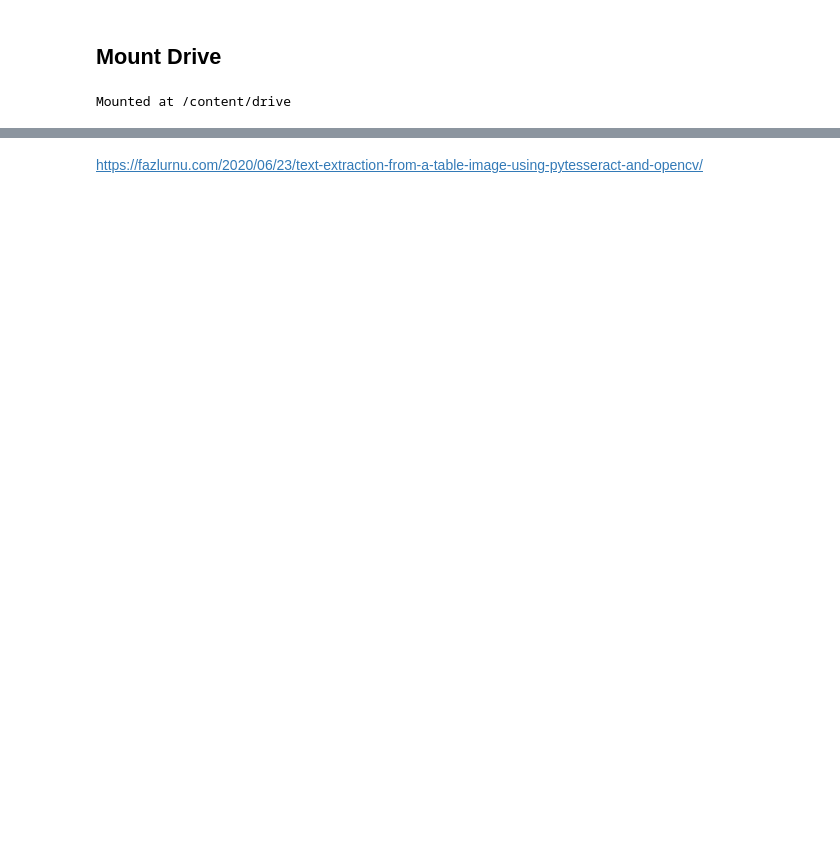
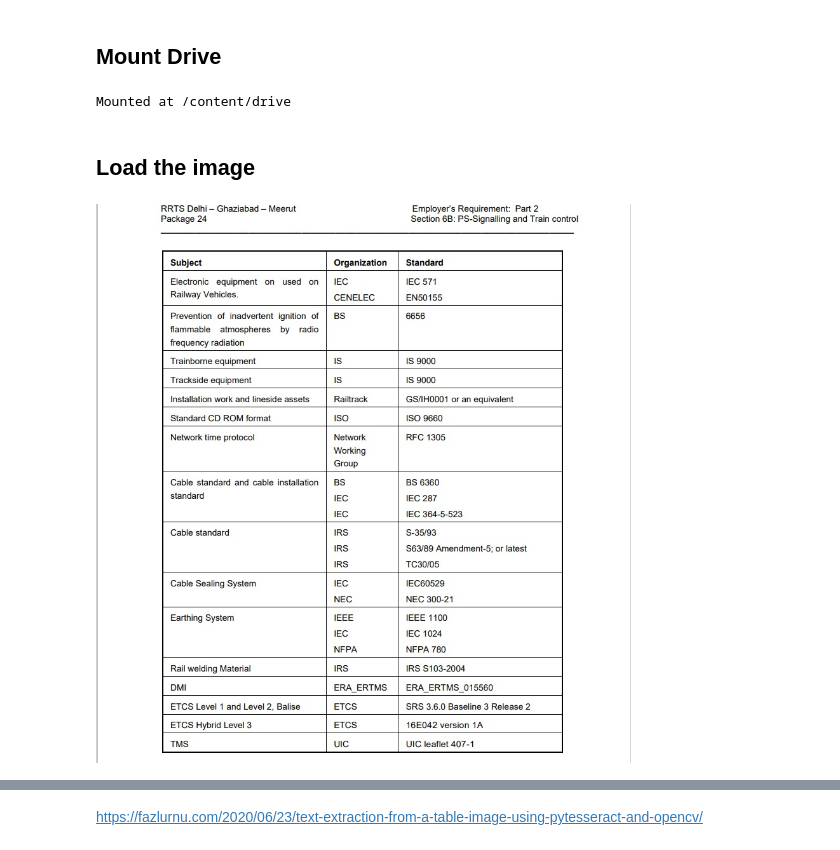
Before and after one commit to plaban1981/POCs, a Jupyter notebook: Text_Extraction_from_a_Table_Image,_using_PyTesseract_and_OpenCV.ipynb, the cells around one changed output, grey strips where cells are left out. Drawn from its saved outputs; the diff is of its cells as text; code cells hidden in the pictures; blank space fills up the shorter version.

```diff
--- a/Text_Extraction_from_a_Table_Image,_using_PyTesseract_and_OpenCV.ipynb
+++ b/Text_Extraction_from_a_Table_Image,_using_PyTesseract_and_OpenCV.ipynb
@@ -51,3 +64,16 @@ from google.colab import drive
 drive.mount("/content/drive")
 # %% [output]
 Mounted at /content/drive
+# %% [markdown]
+## Load the image
+# %%
+import cv2 as cv
+import numpy as np
+from google.colab.patches import cv2_imshow
+
+filename = '/content/drive/MyDrive/ZeoanAI_Poc/IMG-20210922-WA0006.jpg'
+img = cv.imread(cv.samples.findFile(filename))
+cImage = np.copy(img) #image to draw lines
+cv2_imshow(img) #name the window as "image"
+# %% [output]
+[figure, added]
```
Also changed, not shown: parts of 94 cells of this notebook.
